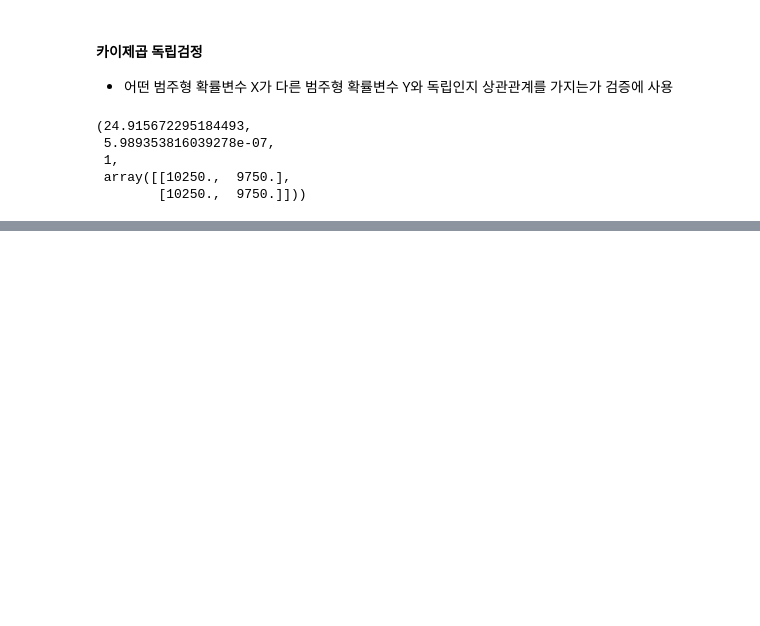
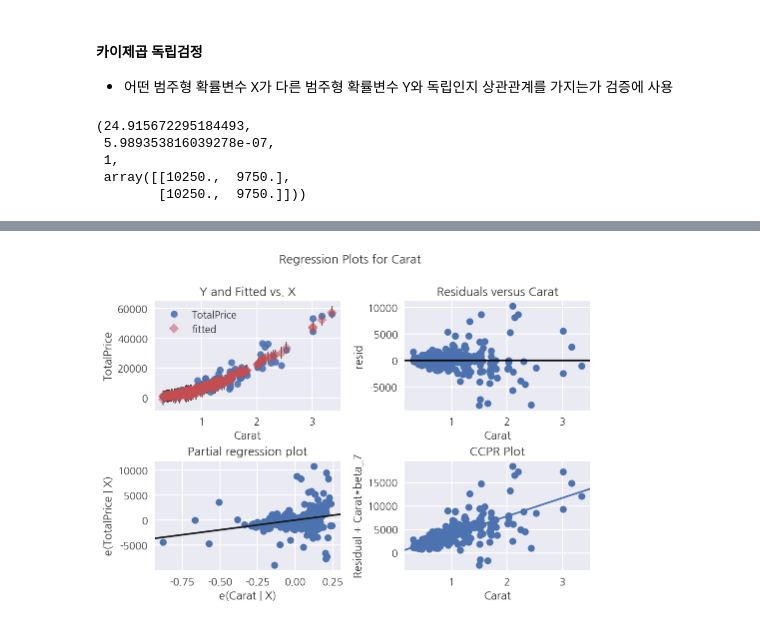
Before and after one commit to whguswls58/TIL, a Jupyter notebook: math/200516_mathclass.ipynb, the cells around one changed output, grey strips where cells are left out. Saved outputs shown, nothing was run; the diff lists cells and outputs as text; code cells hidden in the pictures; blank space fills up the shorter version.

Commit message:
feat: practiced linear regression analysis

```diff
--- a/math/200516_mathclass.ipynb
+++ b/math/200516_mathclass.ipynb
@@ -106,0 +224,4 @@ sp.stats.chi2_contingency(obs)
+# %%
+data = sm.datasets.get_rdataset("Diamonds", package = "Stat2Data")
+df = data.data
+df.tail()
@@ -106,0 +235,5 @@ sp.stats.chi2_contingency(obs)
+# %%
+model = sm.OLS.from_formula(
+    "TotalPrice ~ scale(Carat) + scale(I(Carat**2)) + scale(Depth) + C(Color) + C(Clarity) + 0", data = df)
+result = model.fit()
+print(result.summary())
@@ -106,0 +258,6 @@ sp.stats.chi2_contingency(obs)
+# %%
+fig = sm.graphics.plot_regress_exog(result, "Carat")
+plt.tight_layout(pad = 4, h_pad=0.5, w_pad=0.5)
+plt.show()
+# %% [output]
+[figure, added]
```
Also changed, not shown: parts of 15 cells of this notebook.
